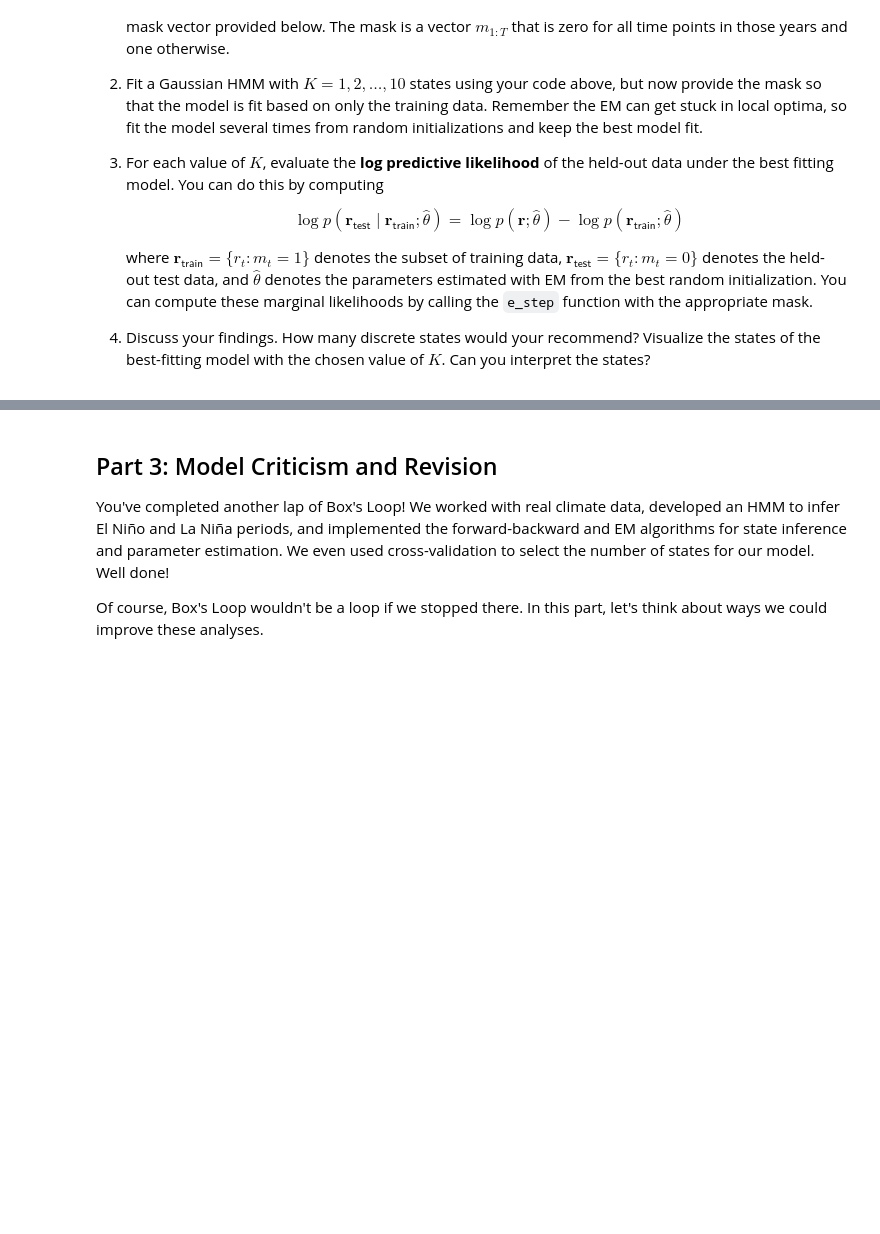
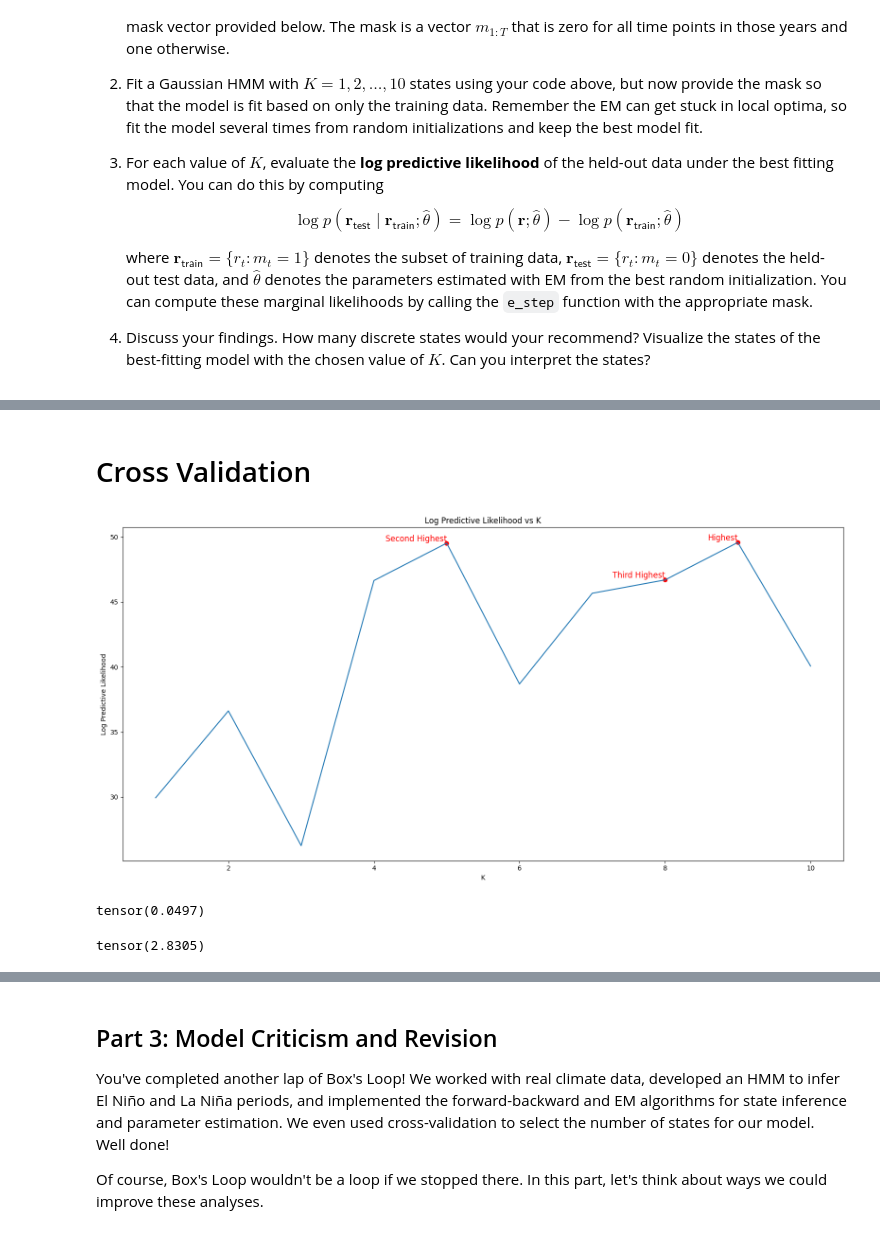
Before and after one commit to fatday/My-Grad-Math-Works, a Jupyter notebook: AppliedStatistics/hw3.ipynb, the cells around one changed output, grey strips where cells are left out. Drawn from its saved outputs; the diff is of its cells as text; code cells hidden in the pictures; blank space fills up the shorter version.

```diff
--- a/AppliedStatistics/hw3.ipynb
+++ b/AppliedStatistics/hw3.ipynb
@@ -1030,6 +957,8 @@ def generate_transition_matrix_init_prob(K):
       else:
         transition_matrix[i][j] = (1 - alpha) / (K - 1)
   return initial_probs_Ki, transition_matrix
+# %% [markdown]
+# Cross Validation
 # %%
 for Ki in tqdm(K_grid):
   K_highest_llm = []
@@ -1046,3 +975,50 @@ for Ki in tqdm(K_grid):
   _ , train_margin_loglike = best_model.e_step(data = r_t_baselibe, mask = mask)
   pred_loglike = full_margin_loglike - train_margin_loglike
   log_pred_likelihoods.append(pred_loglike)
+# %%
+# highest
+max_log_pred_likelihood = max(log_pred_likelihoods)
+max_log_pred_likelihood_index = log_pred_likelihoods.index(max_log_pred_likelihood)
+
+# second highest
+second_max_log_pred_likelihood = sorted(log_pred_likelihoods, reverse=True)[1]
+second_max_log_pred_likelihood_index = log_pred_likelihoods.index(second_max_log_pred_likelihood)
+
+# thired highest
+third_max_log_pred_likelihood = sorted(log_pred_likelihoods, reverse=True)[2]
+third_max_log_pred_likelihood_index = log_pred_likelihoods.index(third_max_log_pred_likelihood)
+
+# point list
+point_list = [K_grid[max_log_pred_likelihood_index],
+              K_grid[second_max_log_pred_likelihood_index],
+              K_grid[third_max_log_pred_likelihood_index]]
+
+Loglike_list = [log_pred_likelihoods[max_log_pred_likelihood_index],
+                log_pred_likelihoods[second_max_log_pred_likelihood_index],
+                log_pred_likelihoods[third_max_log_pred_likelihood_index]]
+
+labels = ["Highest", "Second Highest", "Third Highest"]
+# %%
+# plot max point
+plt.figure(figsize=(16, 8))
+plt.plot(K_grid, log_pred_likelihoods)
+plt.scatter(point_list,
+            Loglike_list, color='red')
+
+for i in range(3):
+    plt.text(point_list[i], Loglike_list[i], labels[i], fontsize=12, color='red', ha='right', va='bottom')
+
+plt.xlabel('K')
+plt.ylabel('Log Predictive Likelihood')
+plt.title('Log Predictive Likelihood vs K')
+plt.tight_layout()
+# %% [output]
+[figure, added]
+# %%
+Loglike_list[0] - Loglike_list[1] # Difference between 1st and 2nd highest
+# %% [output]
+tensor(0.0497)
+# %%
+Loglike_list[1] - Loglike_list[2] # Difference between 2nd and 3rd highest
+# %% [output]
+tensor(2.8305)
```
Also changed, not shown: parts of 32 cells of this notebook.
